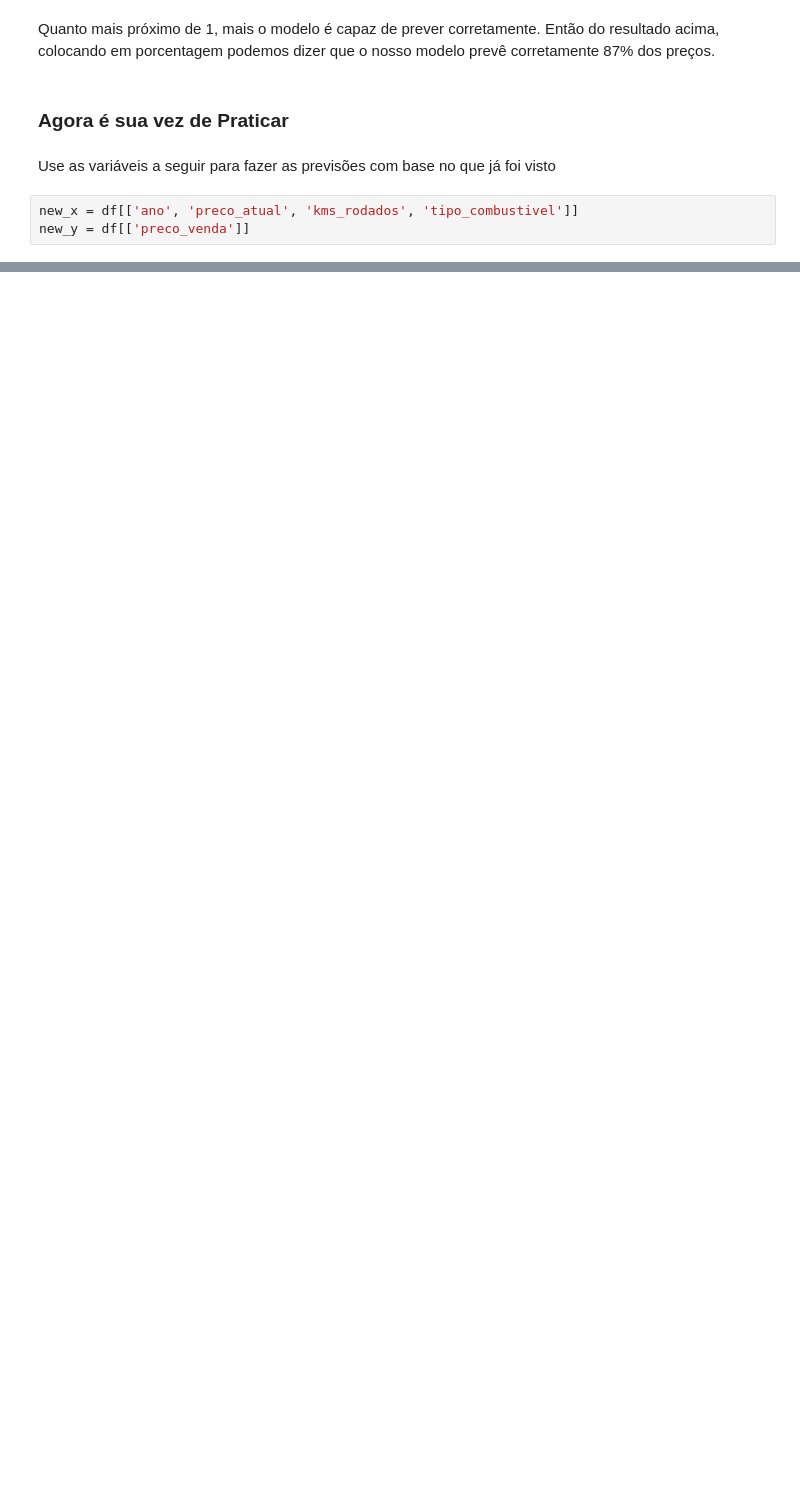
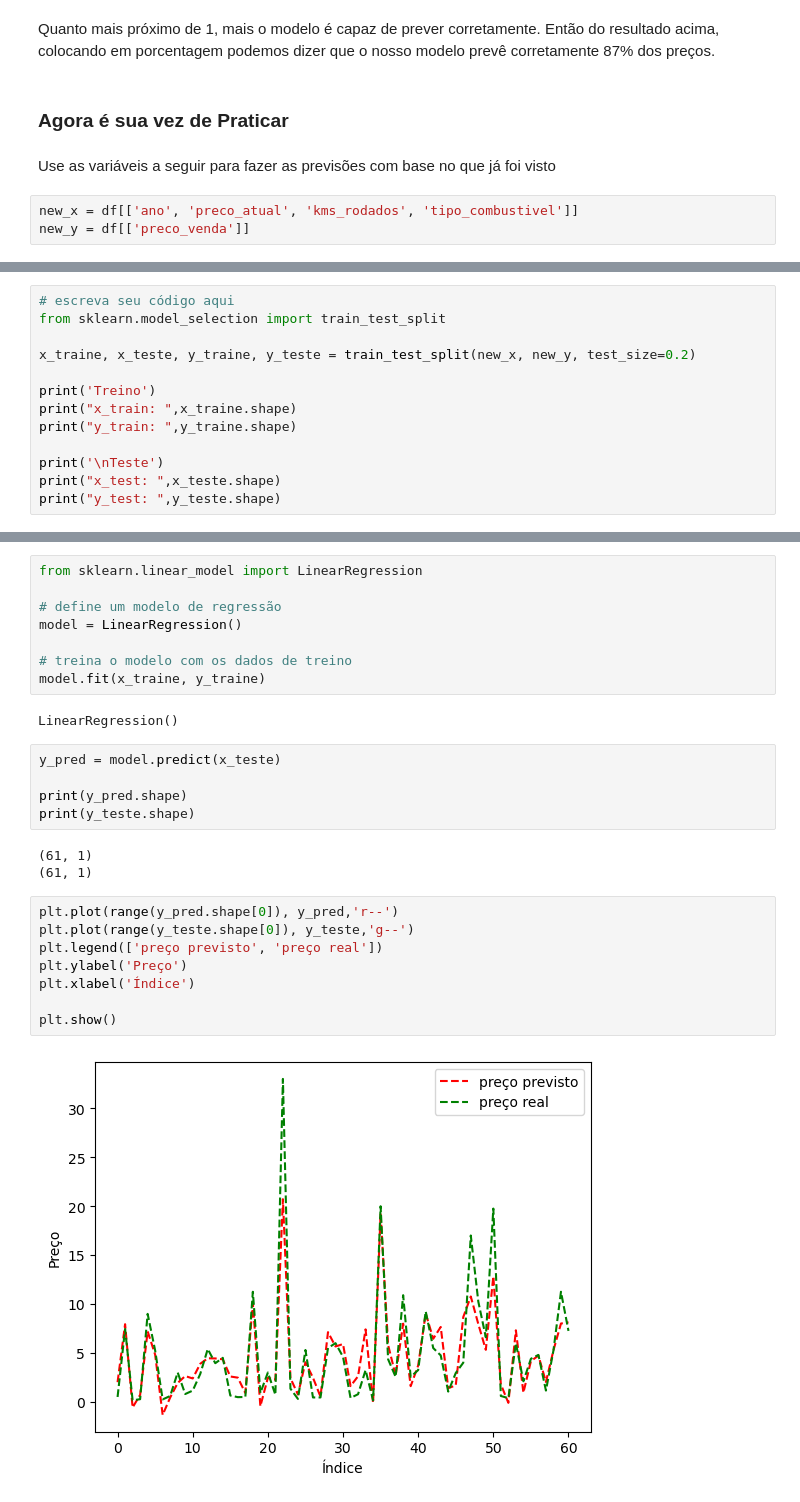
Before and after one commit to EandroC/MachineLearning-Oficina-Aula1.2-, a Jupyter notebook: Regressao.ipynb, the cells around one changed output, grey strips where cells are left out. Drawn from its saved outputs; the diff is of its cells as text; blank space fills up the shorter version.

```diff
--- a/Regressao.ipynb
+++ b/Regressao.ipynb
@@ -190,0 +189,13 @@ depois use o r2_score para saber a nova porcentagem desse modelo. Oresultado é
+# %%
+# escreva seu código aqui
+from sklearn.model_selection import train_test_split
+
+x_traine, x_teste, y_traine, y_teste = train_test_split(new_x, new_y, test_size=0.2)
+
+print('Treino')
+print("x_train: ",x_traine.shape)
+print("y_train: ",y_traine.shape)
+
+print('\nTeste')
+print("x_test: ",x_teste.shape)
+print("y_test: ",y_teste.shape)
@@ -190,0 +210,28 @@ depois use o r2_score para saber a nova porcentagem desse modelo. Oresultado é
+# %%
+from sklearn.linear_model import LinearRegression
+
+# define um modelo de regressão
+model = LinearRegression()
+
+# treina o modelo com os dados de treino
+model.fit(x_traine, y_traine)
+# %% [output]
+LinearRegression()
+# %%
+y_pred = model.predict(x_teste)
+
+print(y_pred.shape)
+print(y_teste.shape)
+# %% [output]
+(61, 1)
+(61, 1)
+# %%
+plt.plot(range(y_pred.shape[0]), y_pred,'r--')
+plt.plot(range(y_teste.shape[0]), y_teste,'g--')
+plt.legend(['preço previsto', 'preço real'])
+plt.ylabel('Preço')
+plt.xlabel('Índice')
+
+plt.show()
+# %% [output]
+[figure, added]
```
Also changed, not shown: parts of 6 cells of this notebook.
